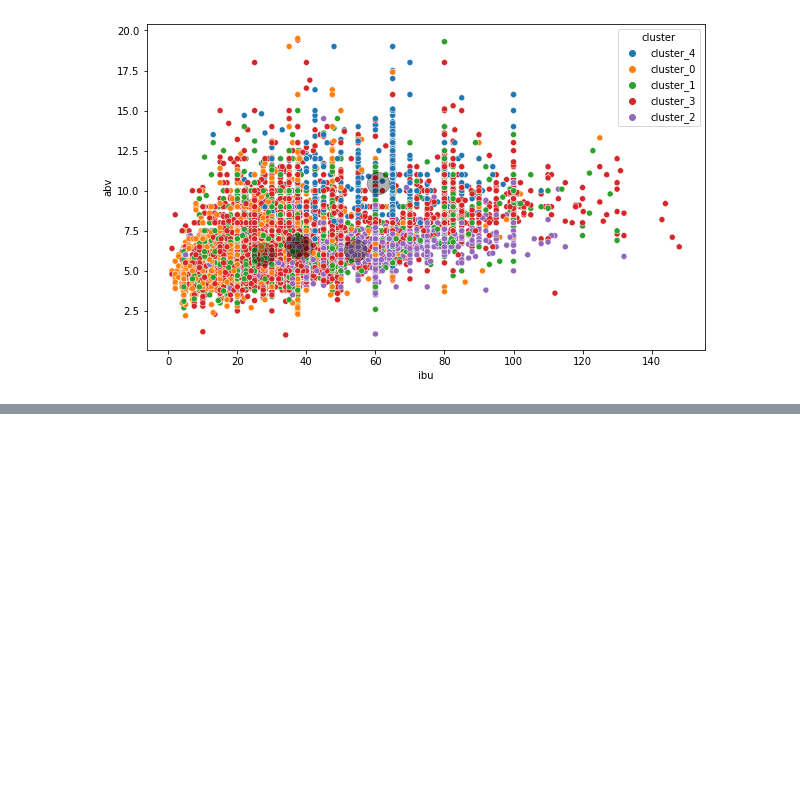
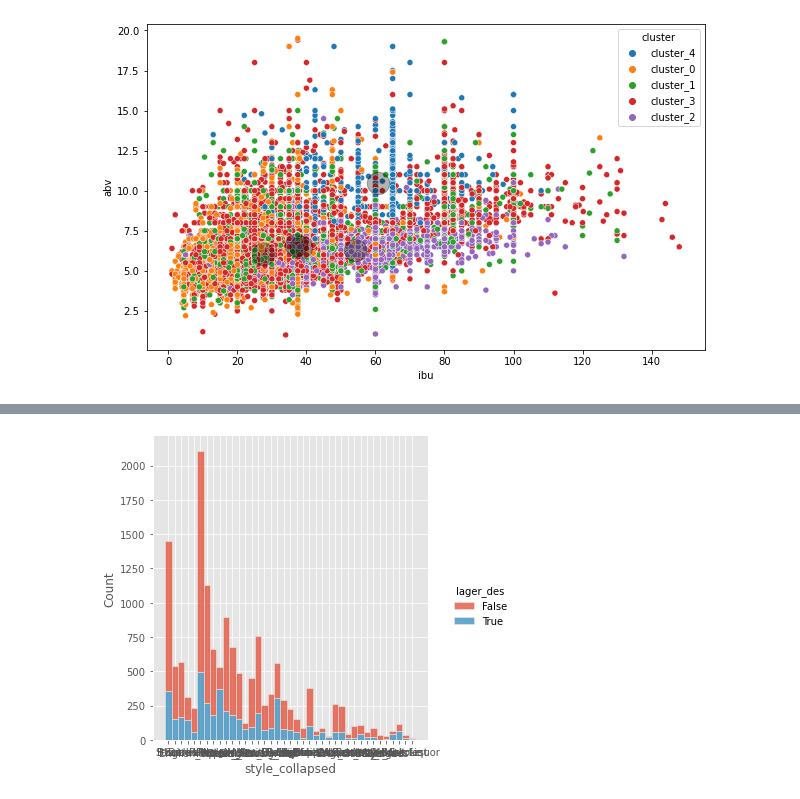
Before and after one commit to Daniel-Northcutt/beer_classification, a Jupyter notebook: scaling_cluster_scratchpad.ipynb, the cells around one changed output, grey strips where cells are left out. Cells and saved outputs as stored; diff of their text form; code cells hidden in the pictures; blank space fills up the shorter version.

```diff
--- a/scaling_cluster_scratchpad.ipynb
+++ b/scaling_cluster_scratchpad.ipynb
@@ -651,3 +651,8 @@ train, X_scaled, scaler, kmeans, centroids = create_cluster(train, X, 7)
 create_scatter_plot('abv', 'ibu', train,kmeans, X_scaled, scaler)
 # %% [output]
 [figure]
+# %%
+X = train[['srm', 'abv', 'ibu']]
+train, X_scaled, scaler, kmeans, centroids = create_cluster(train, X, 7)
+create_scatter_plot('abv', 'ibu', train,kmeans, X_scaled, scaler)
+plt.xticks(['0','1','2', '3', '4', '5', '6', '7'])
@@ -688,0 +716,6 @@ plt.title('Visualizing Cluster Centers')
+# %%
+sns.displot(train, x="style_collapsed",hue="lager_des", multiple='stack')
+plt.title('')
+plt.show();
+# %% [output]
+[figure, added]
```
Also changed, not shown: parts of 13 cells of this notebook.
